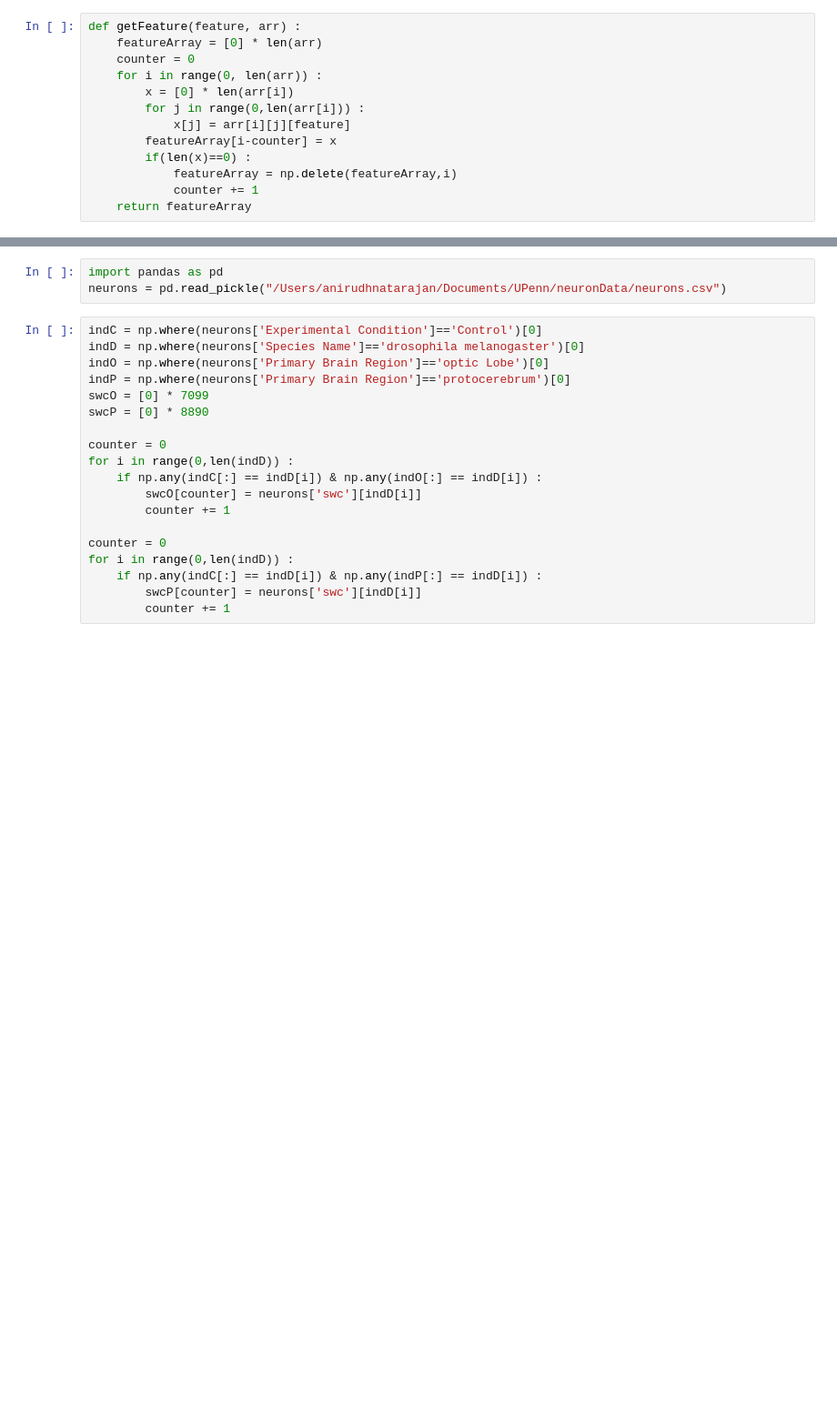
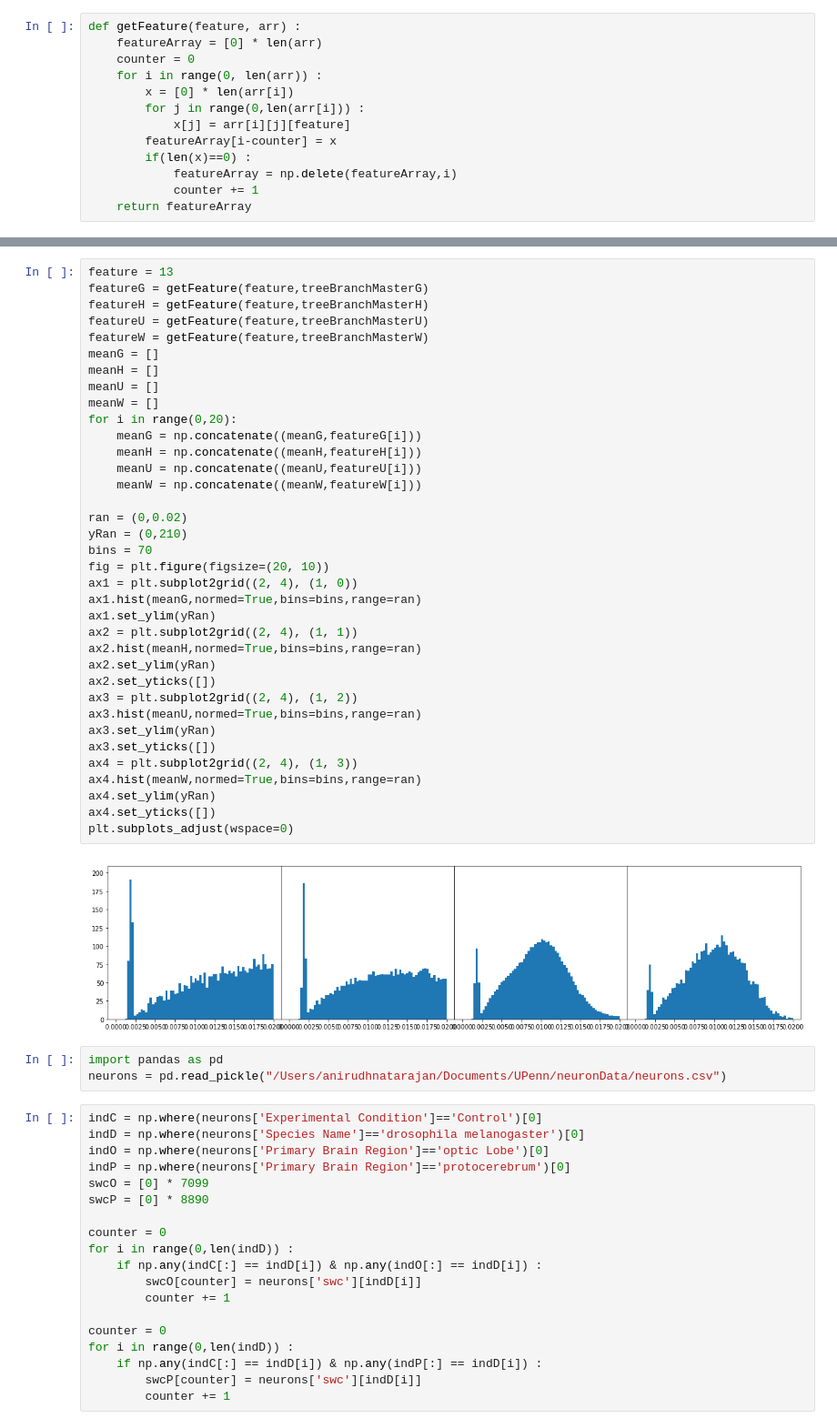
Before and after one commit to BonsaiNet/Actual-Tree, a Jupyter notebook: branchFeatures.ipynb, the cells around one changed output, grey strips where cells are left out. Shown: that part at 91% size. Saved outputs shown, nothing was run; the diff lists cells and outputs as text; blank space fills up the shorter version.

```diff
--- a/branchFeatures.ipynb
+++ b/branchFeatures.ipynb
@@ -163,3 +152,41 @@ plt.hist(meanW,normed=True,bins=10,alpha=0.25,range=(1.2,1.5), color='g')
+# %%
+feature = 13
+featureG = getFeature(feature,treeBranchMasterG)
+featureH = getFeature(feature,treeBranchMasterH)
+featureU = getFeature(feature,treeBranchMasterU)
+featureW = getFeature(feature,treeBranchMasterW)
+meanG = []
+meanH = []
+meanU = []
+meanW = []
+for i in range(0,20):
+    meanG = np.concatenate((meanG,featureG[i]))
+    meanH = np.concatenate((meanH,featureH[i]))
+    meanU = np.concatenate((meanU,featureU[i]))
+    meanW = np.concatenate((meanW,featureW[i]))
+
+ran = (0,0.02)
+yRan = (0,210)
+bins = 70
+fig = plt.figure(figsize=(20, 10))
+ax1 = plt.subplot2grid((2, 4), (1, 0))
+ax1.hist(meanG,normed=True,bins=bins,range=ran)
+ax1.set_ylim(yRan)
+ax2 = plt.subplot2grid((2, 4), (1, 1))
+ax2.hist(meanH,normed=True,bins=bins,range=ran)
+ax2.set_ylim(yRan)
+ax2.set_yticks([])
+ax3 = plt.subplot2grid((2, 4), (1, 2))
+ax3.hist(meanU,normed=True,bins=bins,range=ran)
+ax3.set_ylim(yRan)
+ax3.set_yticks([])
+ax4 = plt.subplot2grid((2, 4), (1, 3))
+ax4.hist(meanW,normed=True,bins=bins,range=ran)
+ax4.set_ylim(yRan)
+ax4.set_yticks([])
+plt.subplots_adjust(wspace=0)
+# %% [output]
+[figure, added]
 # %%
 import pandas as pd
 neurons = pd.read_pickle("/Users/anirudhnatarajan/Documents/UPenn/neuronData/neurons.csv")
```
Also changed, not shown: parts of 16 cells of this notebook, 5 other files.
